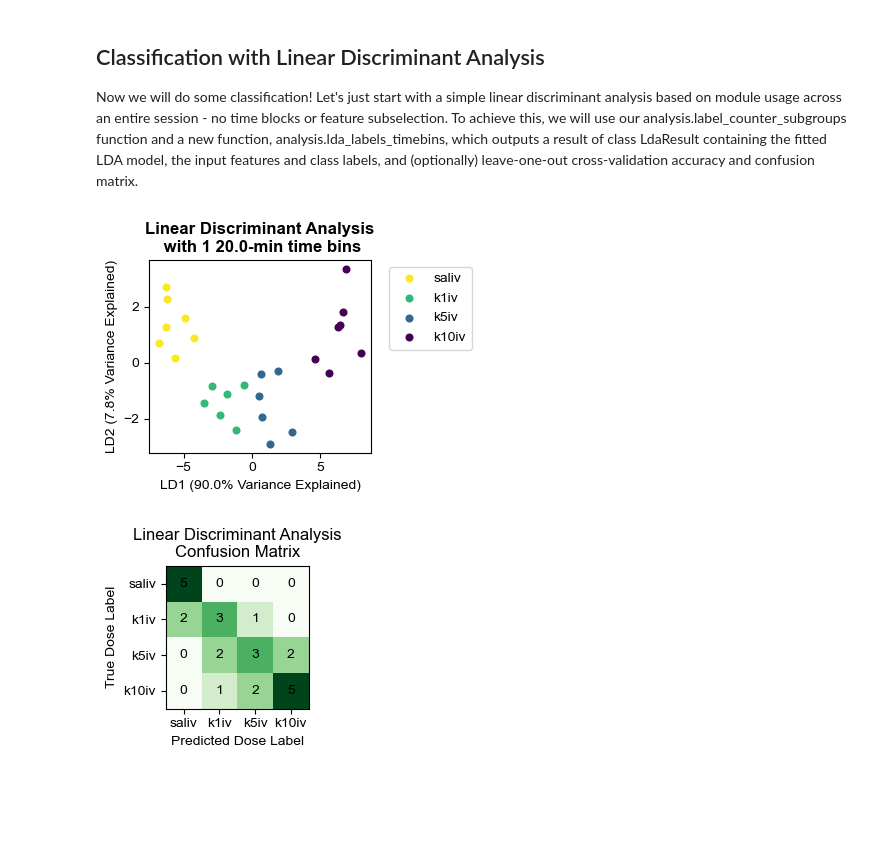
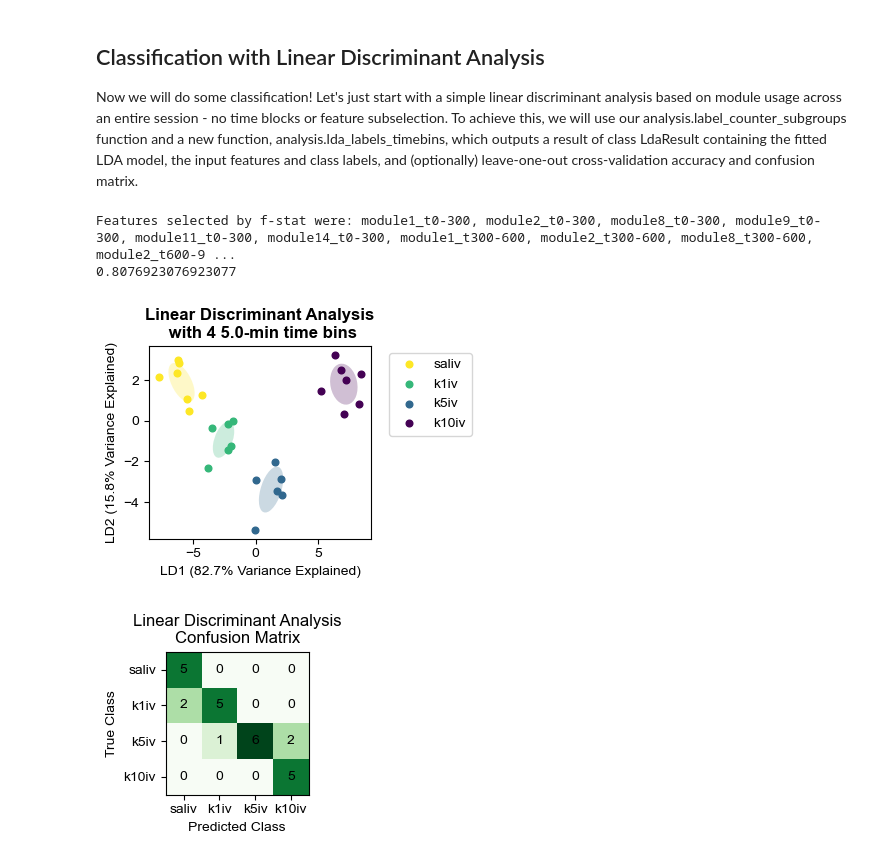
Before and after one commit to s-ewbank/MARIPoSA, a Jupyter notebook: demo/demo1_start.ipynb, the cells around one changed output. Drawn from its saved outputs; the diff is of its cells as text; code cells hidden in the pictures; blank space fills up the shorter version.

Commit message:
Further updated LDA and added new functionalities for extracting and visualizing feature weights in linear discriminants

```diff
--- a/demo/demo1_start.ipynb
+++ b/demo/demo1_start.ipynb
@@ -27,8 +30,17 @@ from utils import analysis, plot, metadata
 # %% [markdown]
 Then we will set the paths for our config file and where and whether to save plots, and then load the config!
 # %%
-config_path="/Users/snewbank/Behavior/MARIPOSA_test/240904_VAME-full/config_PS.yaml"
-save_path="/Users/snewbank/Behavior/MARIPOSA_test/240904_VAME-full/demo/"
+config_paths=["/Users/snewbank/Behavior/MARIPOSA_test/240827_BSOID-test/config_PS.yaml",
+              "/Users/snewbank/Behavior/MARIPOSA_test/240904_VAME-full/config_PS.yaml",
+              "/Users/snewbank/Behavior/MARIPOSA_test/240901_KPMS-full/config_PS.yaml"]
+
+save_paths=["/Users/snewbank/Behavior/MARIPOSA_test/240827_BSOID-test/demo/",
+            "/Users/snewbank/Behavior/MARIPOSA_test/240904_VAME-full/demo/",
+            "/Users/snewbank/Behavior/MARIPOSA_test/240901_KPMS-full/demo/"]
+
+dset=1
+config_path=config_paths[dset]
+save_path=save_paths[dset]
 save=False
 
 #Load config
@@ -157,14 +164,18 @@ Applying 15 remapping rules from config.
 
 Now we will do some classification! Let's just start with a simple linear discriminant analysis based on module usage across an entire session - no time blocks or feature subselection. To achieve this, we will use our analysis.label_counter_subgroups function and a new function, analysis.lda_labels_timebins, which outputs a result of class LdaResult containing the fitted LDA model, the input features and class labels, and (optionally) leave-one-out cross-validation accuracy and confusion matrix.
 # %%
-labels_df, _ = analysis.label_counter_subgroups(config,0,1200,selected_subgroups=selected_subgroups)
-lda_result = analysis.lda_labels_timebins(config,labels_df,1200,loocv=True,selected_subgroups=selected_subgroups)
-fig = plot.plot_lda(config, lda_result, cmap="viridis_r")
+labels_df, n_modules = analysis.label_counter_subgroups(config,0,1200,selected_subgroups=selected_subgroups)
+lda_result = analysis.lda_labels_timebins(config,labels_df,300,feature_selection=("f",10),loocv=True,selected_subgroups=selected_subgroups)
+#lda_result = analysis.lda_labels_timebins(config,labels_df,1200,loocv=True,selected_subgroups=selected_subgroups)
+fig = plot.plot_lda(config, lda_result, cmap="viridis_r",draw_ellipse=True)
 if save==True:
-    plt.savefig(save_path+"lda_embeddings.png",dpi=500)
+    plt.savefig(save_path+"lda_embeddings_f10_bs300.png",dpi=500)
 plot.plot_conf_mat(lda_result,alt_title="Linear Discriminant Analysis\nConfusion Matrix")
+print(lda_result.loocv_accuracy)
 if save == True:
-    plt.savefig(save_path+"lda_confmat.png",dpi=500)
+    plt.savefig(save_path+"lda_confmat_f10_bs300.png",dpi=500)
 # %% [output]
+Features selected by f-stat were: module1_t0-300, module2_t0-300, module8_t0-300, module9_t0-300, module11_t0-300, module14_t0-300, module1_t300-600, module2_t300-600, module8_t300-600, module2_t600-9 ...
+0.8076923076923077
-[figure, old version]
+[figure, new version]
-[figure, old version]
+[figure, new version]
```
Also changed, not shown: parts of 12 cells of this notebook, 5 other files.
